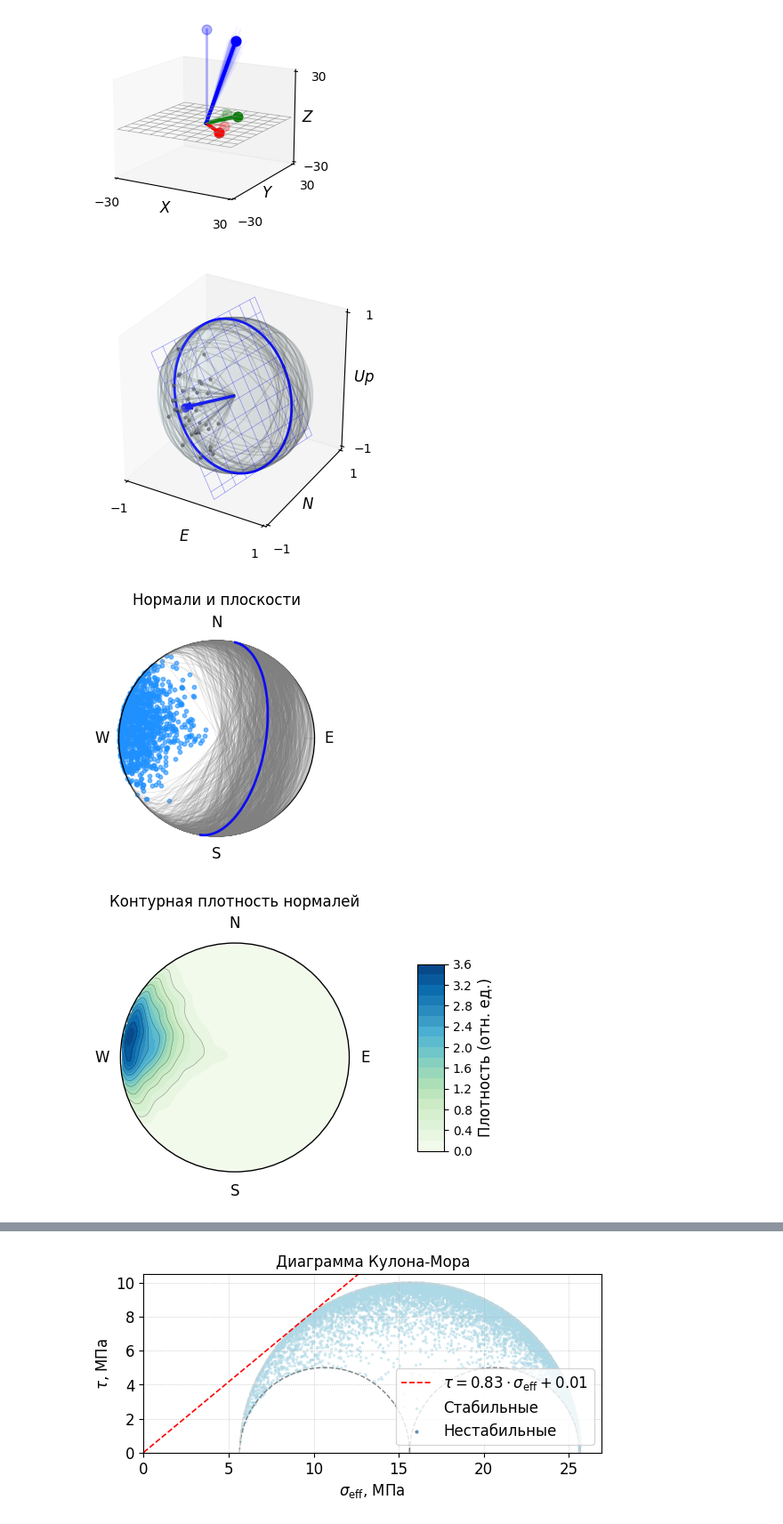
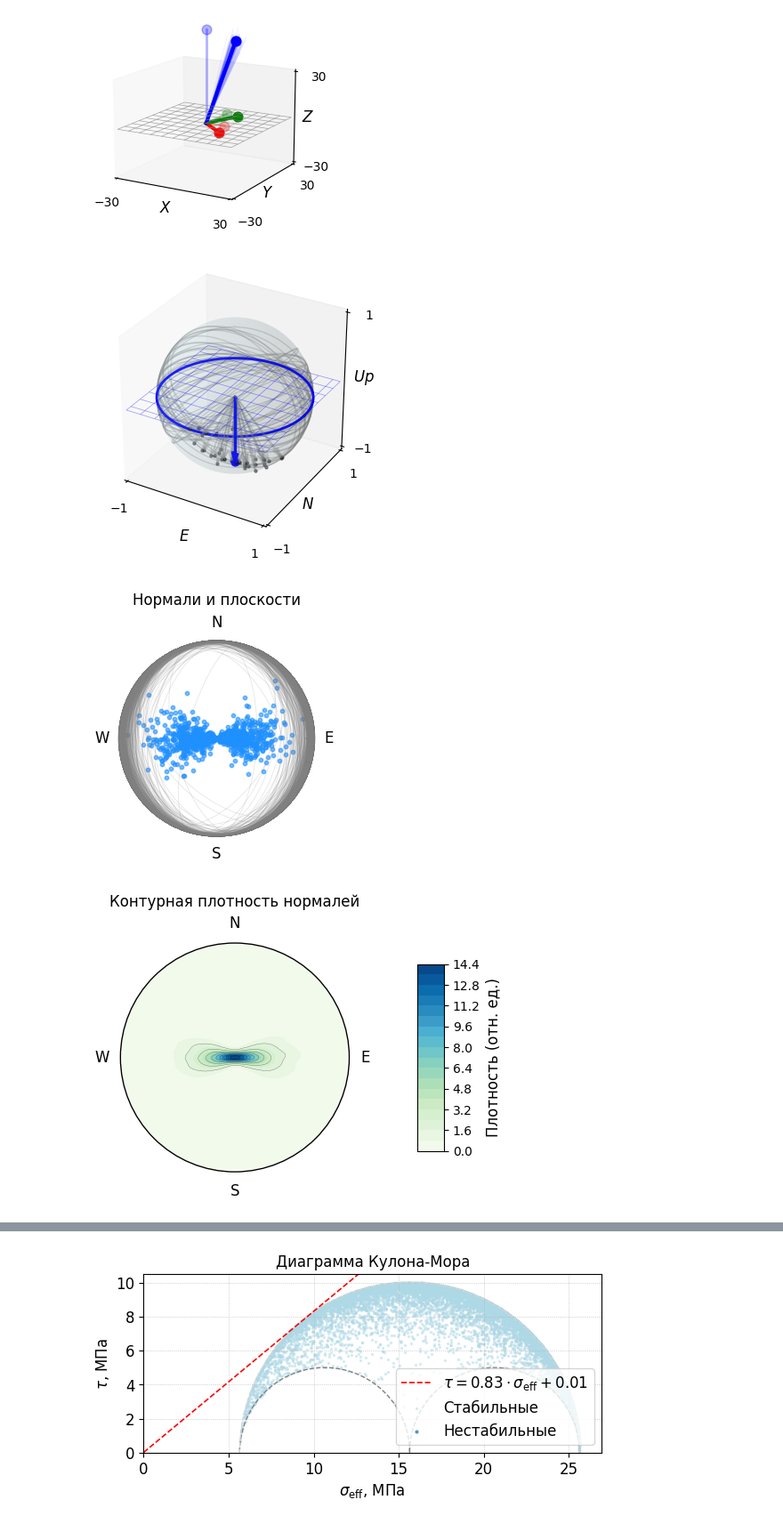
Before and after one commit to mexalon/mm2, a Jupyter notebook: pore_press_to_events.ipynb, the cells around one changed output, grey strips where cells are left out. Shown at 89% size. Cells and saved outputs as stored; diff of their text form; code cells hidden in the pictures.

```diff
--- a/pore_press_to_events.ipynb
+++ b/pore_press_to_events.ipynb
@@ -800,16 +899,15 @@ plot_stress_tensor_with_rotated_ensemble(
  [15.10056934 -5.49615776 54.15111108]]
 [figure]
 # %%
-seed = FractureSeed(strike=10, dip=60)
-normals, strike, dip, mu, coh = seed.generate_random_normals(n=10000, strike_std=20, dip_std=20)
-
+seed = FractureSeed(strike=0, dip=0)
+normals, strike, dip, mu, coh = seed.generate_random_normals(N=10000, strike_std=20, dip_std=20)
 
 plot_fracture_ensemble_on_sphere(seed, normals)
 
 plot_fracture_normals_and_planes(normals, seed)
 plot_fracture_density(normals)
 plot_fracture_strike_rose(strike)
 # %% [output]
-[figure, old version]
+[figure, new version]
-[figure, old version]
+[figure, new version]
-[figure, old version]
+[figure, new version]
```
Also changed, not shown: parts of 4 cells of this notebook.
